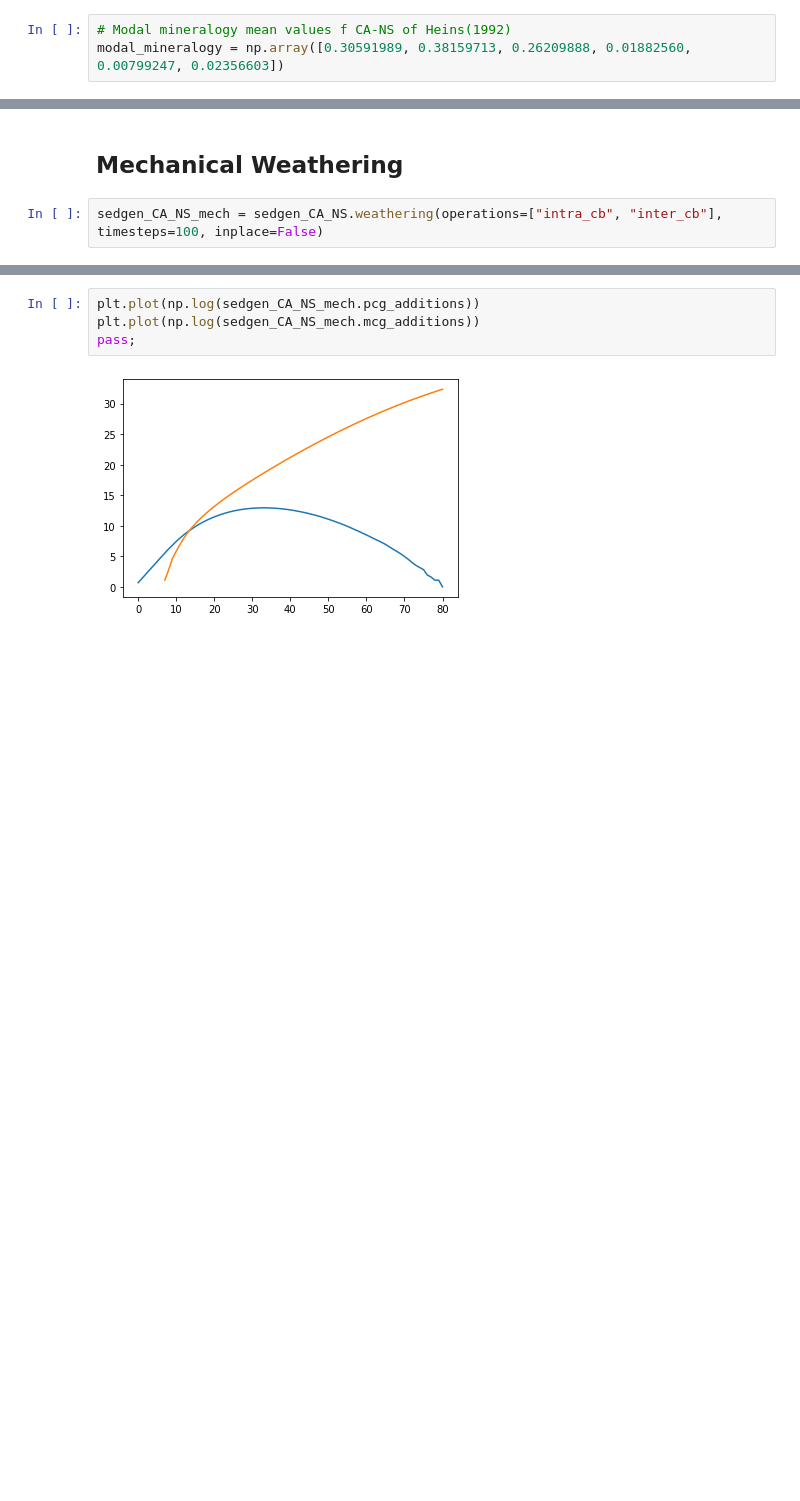
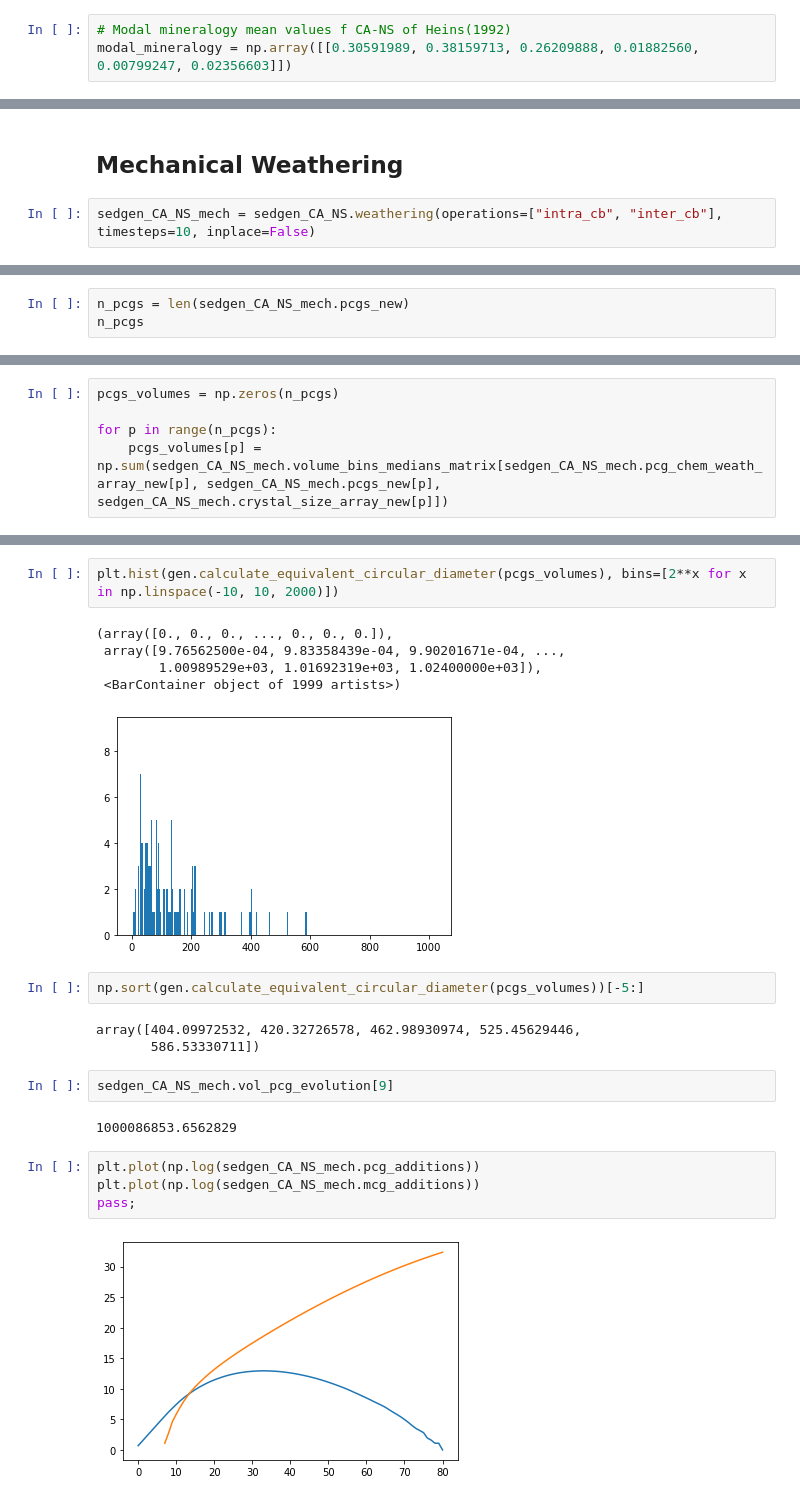
Before and after one commit to Complexio/sedgen, a Jupyter notebook: notebooks/SedGen_examples.ipynb, the cells around one changed output, grey strips where cells are left out. Cells and saved outputs as stored; diff of their text form; blank space fills up the shorter version.

```diff
--- a/notebooks/SedGen_examples.ipynb
+++ b/notebooks/SedGen_examples.ipynb
@@ -51,4 +52,4 @@ This property will be represented by a mean value of parent rock samples.
 The mean value should be calculated based on clr transformed data, though.
 # %%
 # Modal mineralogy mean values f CA-NS of Heins(1992)
-modal_mineralogy = np.array([0.30591989, 0.38159713, 0.26209888, 0.01882560, 0.00799247, 0.02356603])
+modal_mineralogy = np.array([[0.30591989, 0.38159713, 0.26209888, 0.01882560, 0.00799247, 0.02356603]])
@@ -97,5 +131,5 @@ Wall time: 52.3 s
 # %% [markdown]
 ## Mechanical Weathering
 # %%
-sedgen_CA_NS_mech = sedgen_CA_NS.weathering(operations=["intra_cb", "inter_cb"], timesteps=100, inplace=False)
+sedgen_CA_NS_mech = sedgen_CA_NS.weathering(operations=["intra_cb", "inter_cb"], timesteps=10, inplace=False)
 # %% [output]
@@ -102,0 +137,3 @@ After 81 steps all pcgs have been broken down to mcg
+# %%
+n_pcgs = len(sedgen_CA_NS_mech.pcgs_new)
+n_pcgs
@@ -102,0 +142,5 @@ After 81 steps all pcgs have been broken down to mcg
+# %%
+pcgs_volumes = np.zeros(n_pcgs)
+
+for p in range(n_pcgs):
+    pcgs_volumes[p] = np.sum(sedgen_CA_NS_mech.volume_bins_medians_matrix[sedgen_CA_NS_mech.pcg_chem_weath_array_new[p], sedgen_CA_NS_mech.pcgs_new[p], sedgen_CA_NS_mech.crystal_size_array_new[p]])
@@ -103,3 +167,20 @@ After 81 steps all pcgs have been broken down to mcg
+# %%
+plt.hist(gen.calculate_equivalent_circular_diameter(pcgs_volumes), bins=[2**x for x in np.linspace(-10, 10, 2000)])
+# %% [output]
+(array([0., 0., 0., ..., 0., 0., 0.]),
+ array([9.76562500e-04, 9.83358439e-04, 9.90201671e-04, ...,
+        1.00989529e+03, 1.01692319e+03, 1.02400000e+03]),
+ <BarContainer object of 1999 artists>)
+[figure, added]
+# %%
+np.sort(gen.calculate_equivalent_circular_diameter(pcgs_volumes))[-5:]
+# %% [output]
+array([404.09972532, 420.32726578, 462.98930974, 525.45629446,
+       586.53330711])
+# %%
+sedgen_CA_NS_mech.vol_pcg_evolution[9]
+# %% [output]
+1000086853.6562829
 # %%
 plt.plot(np.log(sedgen_CA_NS_mech.pcg_additions))
 plt.plot(np.log(sedgen_CA_NS_mech.mcg_additions))
```
Also changed, not shown: parts of 13 cells of this notebook, 4 other files.
